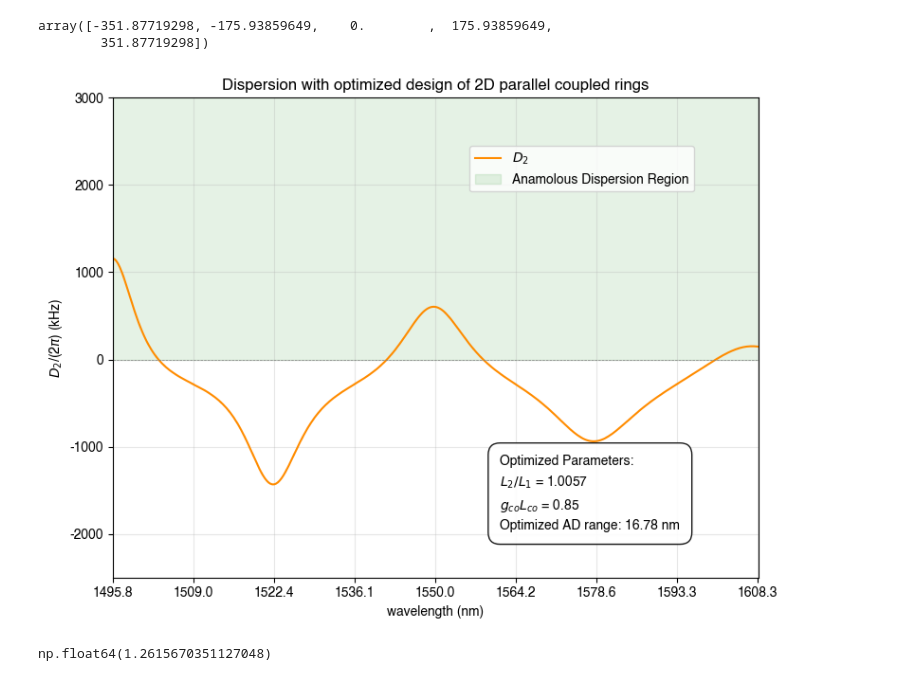
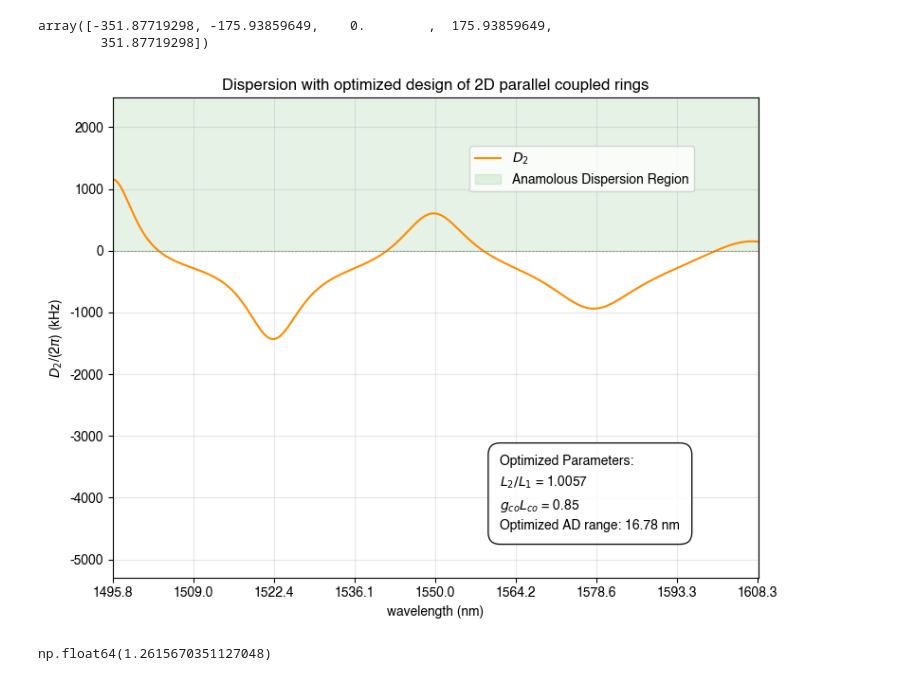
Before and after one commit to Harryxwh/SiNDispersionEngineering, a Jupyter notebook: 2D parallel rings.ipynb, the cells around one changed output. Saved outputs shown, nothing was run; the diff lists cells and outputs as text; code cells hidden in the pictures.

```diff
--- a/2D parallel rings.ipynb
+++ b/2D parallel rings.ipynb
@@ -72,7 +72,7 @@ def find_resonance(m,freq_arr,neff_arr,L):
 # %%
 # returns the anomalous dispersion range around 1550nm of 2D parallel coupled rings (unit: nm)
 def AD_range_func(m_arr,D_arr,M,FSR):
-    zero_list,zero_idx_list = find_zero(m_arr_intp, D_arr)
+    zero_list,zero_idx_list = find_zero(m_arr, D_arr)
     zero_list               = np.array(zero_list)
     zero_list_m_0           = zero_list[np.where(np.abs(zero_list) < M)]      # zeros around mode numer m = 0
     if len(zero_list_m_0) > 0:
@@ -506,37 +506,37 @@ text           = "Optimized Parameters: \n"+ \
                 r"$g_{co}L_{co}$ = "+"{:.2f}".format(best_gL) + "\n"+\
                 "Optimized AD range: {:.2f} nm".format(AD_range_arr[max_index])
 
 data_arr       = np.flip(np.c_[D_best_couple +D_iso],axis=0)
 data_label_arr = [r"$D_2$"]
 linestyle_list = ["-"]*10
 
-data_arr     = (np.c_[m_arr_intp,data_arr/1e3/(2*np.pi)],)
-xticks       = np.arange(-Max_M_idx,Max_M_idx+0.5,0.5)*M
+data_arr     = (np.c_[m_arr_intp, data_arr/1e3/(2*np.pi)],)
+xticks       = np.arange(-Max_M_idx,Max_M_idx+0.5, 0.5)*M
 xtickslabels = np.array(["{:.1f}".format(3*1e8 / (freq_1550 + D_ave/(2*np.pi) * xtick) * 1e9) for xtick in xticks])
 yticks       = ticks_arr(data_arr)
 param_dict = {
     "Y_legends"     : data_label_arr,
     "X_label"       : 'wavelength (nm)',
     "Y_label"       : r"$D_2$/(2$\pi$) (kHz)",
     "title"         : "Dispersion with optimized design of 2D parallel coupled rings",
     "figsize"       : (8,6),
     "marker_list"   : [""]*15,
     "linestyle_list": linestyle_list,
     "colors_list"   : ["DarkOrange"]+['Orange'],
     "xticks"        : xticks,
     "xtickslabel"   : np.flip(xtickslabels),
     "yticks"        : yticks,
     "xlim"          : (-Max_M_idx*M,(Max_M_idx)*M+1),
-    "ylim"          : (-2500,3000),
+    # "ylim"          : (-2500,3000),
     "AD_region_color"    : True,
     "bbox_legend"   : (0.9,0.9),
     "text"          : text,
     "linespacing"   : 1.5,
     "loc_text"      : (0.6,0.1)
 }
 Plot_curve(data_arr,**param_dict)
 # %% [output]
-[figure, old version]
+[figure, new version]
 # %%
 # Best coupling length Lco
 best_gL/g0 * 1e3     #unit: mm
```
Also changed, not shown: parts of 4 cells of this notebook, 34 other files.
